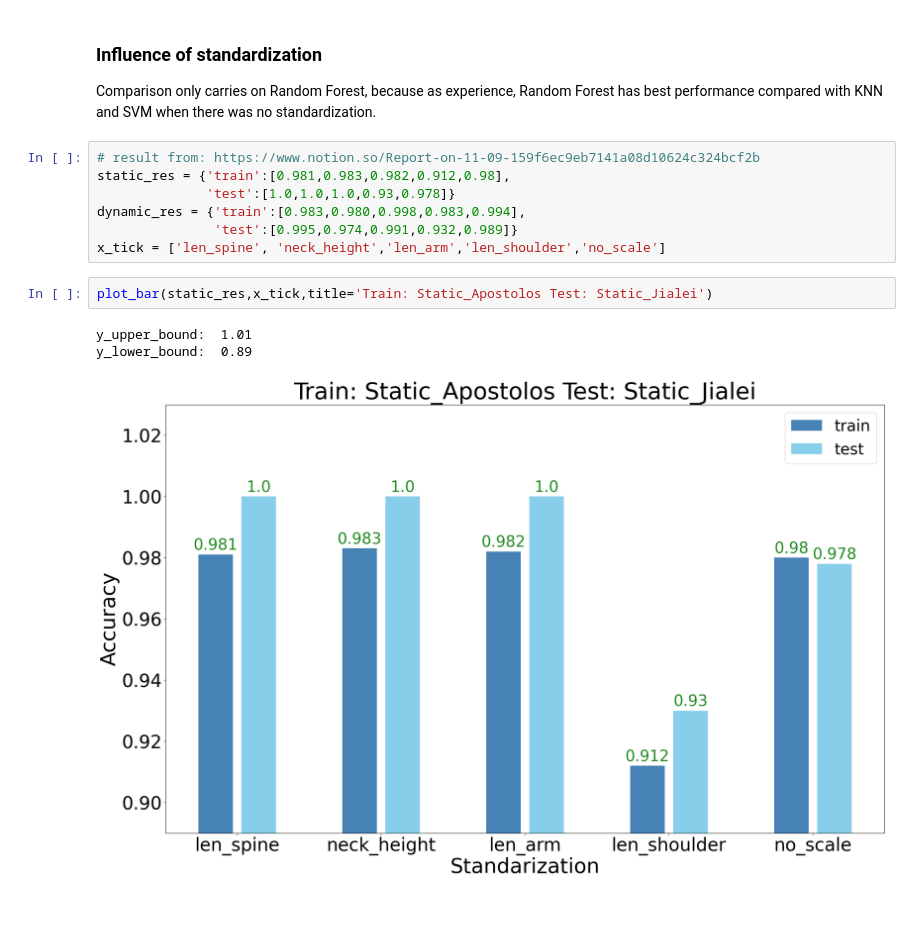
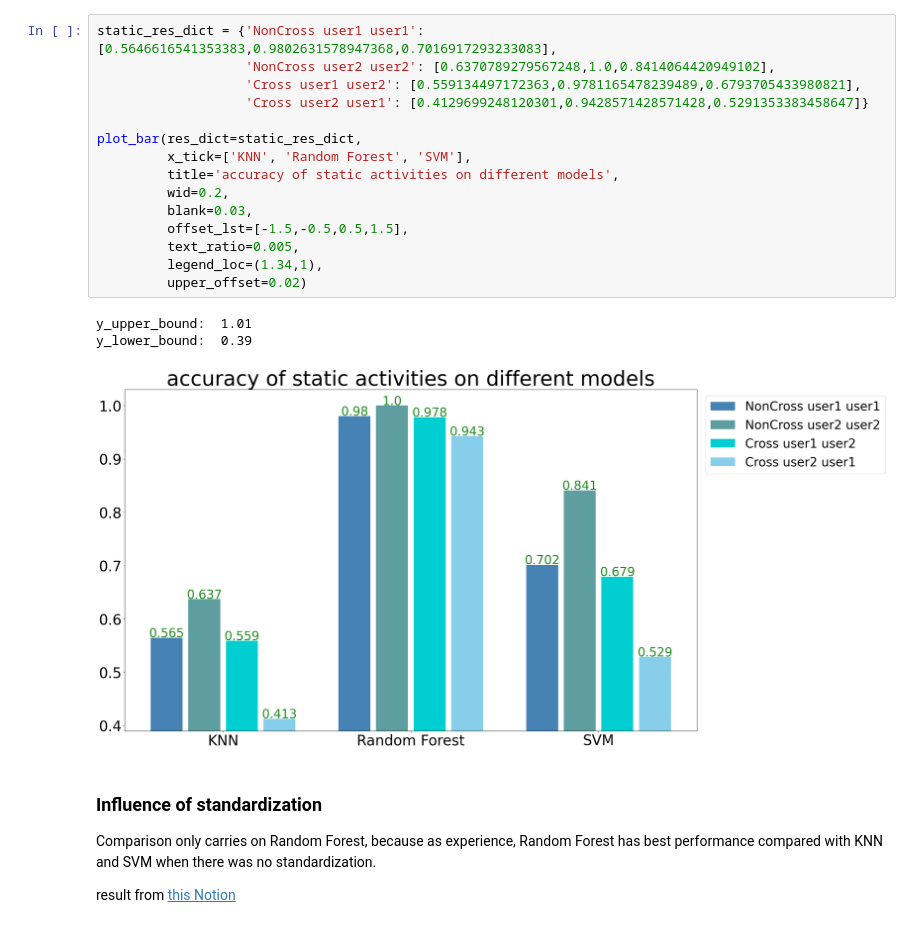
Before and after one commit to MyLovelyAxe/Motion_Classification_Thesis_IAW_RWTH, a Jupyter notebook: plot_results.ipynb, the cells around one changed output. Cells and saved outputs as stored; diff of their text form.

Commit message:
update plotting for report

```diff
--- a/plot_results.ipynb
+++ b/plot_results.ipynb
@@ -63,16 +101,25 @@ def plot_bar(res_dict:dict, x_tick:list, title:str):
+# %%
+static_res_dict = {'NonCross user1 user1': [0.5646616541353383,0.9802631578947368,0.7016917293233083],
+                   'NonCross user2 user2': [0.6370789279567248,1.0,0.8414064420949102],
+                   'Cross user1 user2': [0.559134497172363,0.9781165478239489,0.6793705433980821],
+                   'Cross user2 user1': [0.4129699248120301,0.9428571428571428,0.5291353383458647]}
+
+plot_bar(res_dict=static_res_dict,
+         x_tick=['KNN', 'Random Forest', 'SVM'],
+         title='accuracy of static activities on different models',
+         wid=0.2,
+         blank=0.03,
+         offset_lst=[-1.5,-0.5,0.5,1.5],
+         text_ratio=0.005,
+         legend_loc=(1.34,1),
+         upper_offset=0.02)
+# %% [output]
+y_upper_bound:  1.01
+y_lower_bound:  0.39
+[figure, added]
 # %% [markdown]
 ### Influence of standardization
+
 Comparison only carries on Random Forest, because as experience, Random Forest has best performance compared with KNN and SVM when there was no standardization.
+
+result from [this Notion](https://www.notion.so/Report-on-11-09-159f6ec9eb7141a08d10624c324bcf2b)
-# %%
-# result from: https://www.notion.so/Report-on-11-09-159f6ec9eb7141a08d10624c324bcf2b
-static_res = {'train':[0.981,0.983,0.982,0.912,0.98],
-              'test':[1.0,1.0,1.0,0.93,0.978]}
-dynamic_res = {'train':[0.983,0.980,0.998,0.983,0.994],
-               'test':[0.995,0.974,0.991,0.932,0.989]}
-x_tick = ['len_spine', 'neck_height','len_arm','len_shoulder','no_scale']
-# %%
-plot_bar(static_res,x_tick,title='Train: Static_Apostolos Test: Static_Jialei')
-# %% [output]
-y_upper_bound:  1.01
-y_lower_bound:  0.89
-[figure, removed]
```
Also changed, not shown: parts of 6 cells of this notebook.
